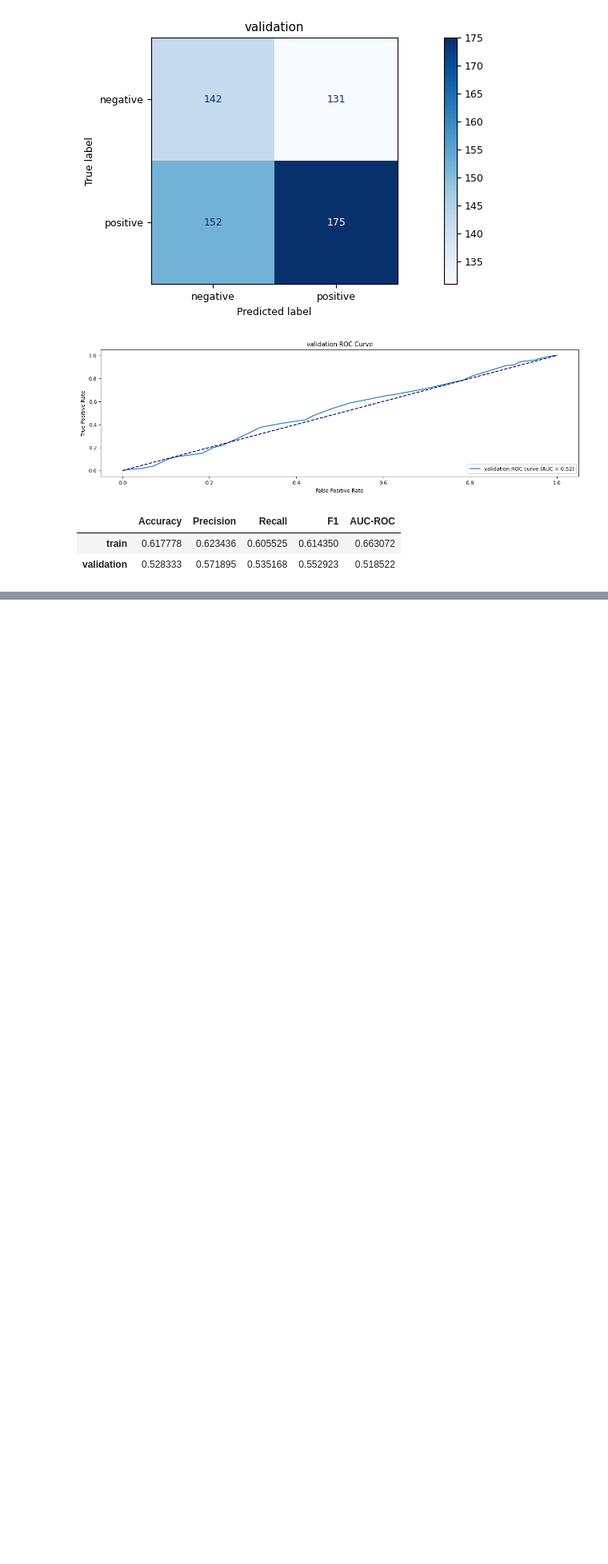
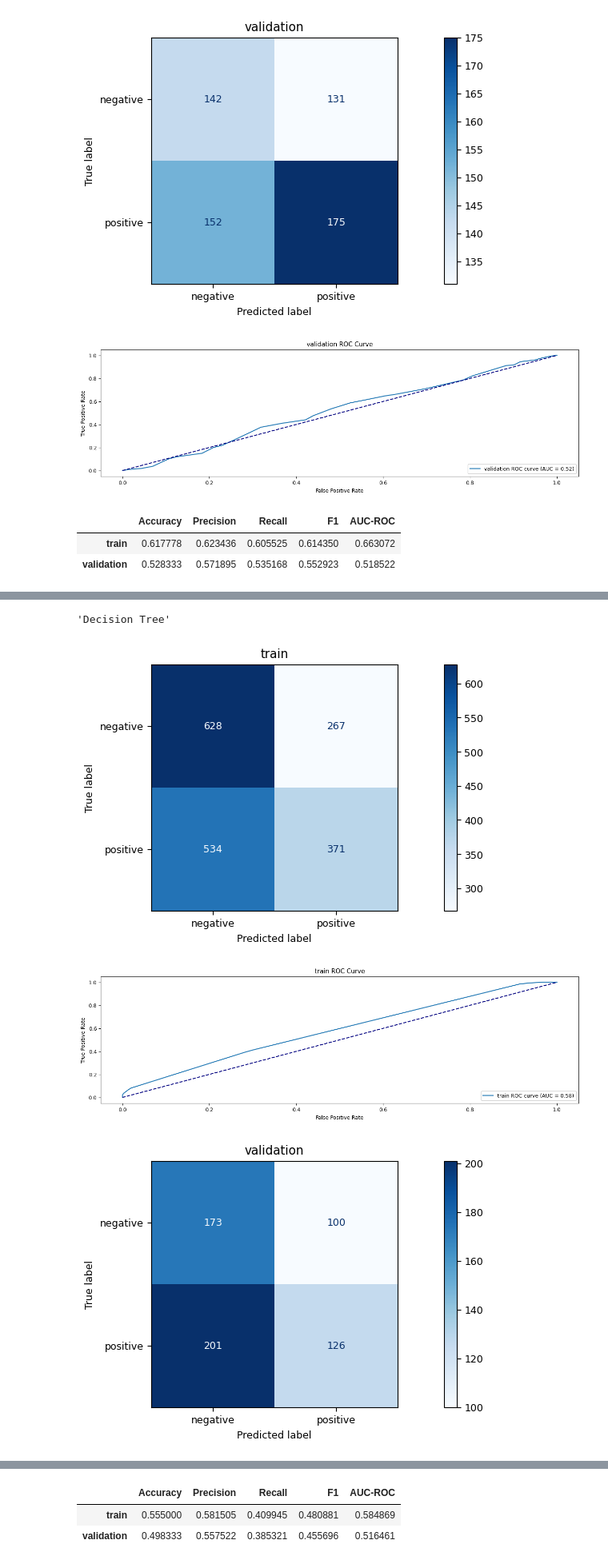
Before and after one commit to DavidGiovannini/Machine_Learning_G6, a Jupyter notebook: tp1_ML.ipynb, the cells around one changed output, grey strips where cells are left out. Shown at 80% size. Drawn from its saved outputs; the diff is of its cells as text; code cells hidden in the pictures; blank space fills up the shorter version.

```diff
--- a/tp1_ML.ipynb
+++ b/tp1_ML.ipynb
@@ -951,0 +1011,15 @@ evaluate_model(dt_model, title='Decision Tree')
+# %%
+tree_model = DecisionTreeClassifier(max_depth=5, random_state=42)
+
+dt_model = Pipeline([
+    ('mapper', mapper),
+    ('pca', PCA(2)),
+    ('classifier', tree_model),])
+dt_model.fit(train, train.LUNG_CANCER)
+
+evaluate_model(dt_model, title='Decision Tree')
+# %% [output]
+'Decision Tree'
+[figure, added]
+[figure, added]
+[figure, added]
@@ -951,0 +1027,3 @@ evaluate_model(dt_model, title='Decision Tree')
+|  | Accuracy | Precision | Recall | F1 | AUC-ROC |
+| train | 0.555000 | 0.581505 | 0.409945 | 0.480881 | 0.584869 |
+| validation | 0.498333 | 0.557522 | 0.385321 | 0.455696 | 0.516461 |
```
Also changed, not shown: parts of 16 cells of this notebook.
